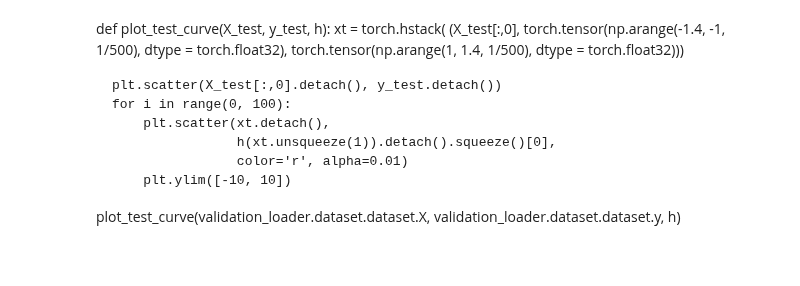
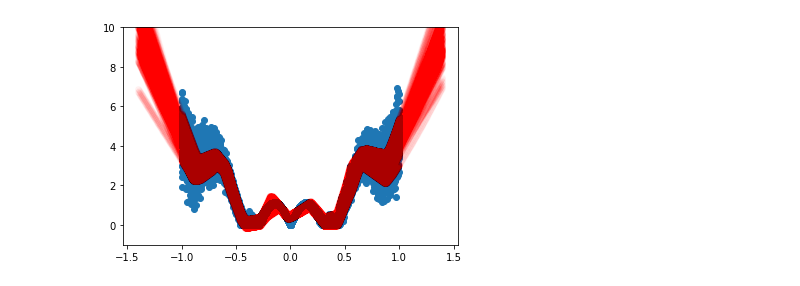
Before and after one commit to AlanLahoud/BNNSOP, a Jupyter notebook: illustrative_example.ipynb, the cells around one changed output. Cells and saved outputs as stored; diff of their text form; code cells hidden in the pictures; blank space fills up the shorter version.

```diff
--- a/illustrative_example.ipynb
+++ b/illustrative_example.ipynb
@@ -38,9 +38,9 @@ if torch.cuda.is_available():
     is_cuda = True
     dev = torch.device('cuda')
 # %%
-N = 5000
-N_train = 3000
+N = 10000
+N_train = 6000
 N_valid = N - N_train
 # %%
-X, y = data_generator.data_4to4(N)
-X, y_perfect = data_generator.data_4to4(N, noise_level=0)
+X, y = data_generator.data_1to1(N)
+X, y_perfect = data_generator.data_1to1(N, noise_level=1)
@@ -116,21 +105,23 @@ ELBO LOSS        train 429.69 valid 443.41
-# %% [markdown]
-def plot_test_curve(X_test, y_test, h):
-    xt = torch.hstack(
-    (X_test[:,0],
-     torch.tensor(np.arange(-1.4, -1, 1/500), dtype = torch.float32),
-     torch.tensor(np.arange(1, 1.4, 1/500), dtype = torch.float32)))
-
-    plt.scatter(X_test[:,0].detach(), y_test.detach())
-    for i in range(0, 100):
-        plt.scatter(xt.detach(),
-                    h(xt.unsqueeze(1)).detach().squeeze()[0],
-                    color='r', alpha=0.01)
-        plt.ylim([-10, 10])
-
-
-plot_test_curve(validation_loader.dataset.dataset.X,
-               validation_loader.dataset.dataset.y,
-               h)
+# %%
+def plot_test_curve(X_test, y_test, h):
+    xt = torch.hstack(
+    (X_test[:,0],
+     torch.tensor(np.arange(-1.4, -1, 1/500), dtype = torch.float32),
+     torch.tensor(np.arange(1, 1.4, 1/500), dtype = torch.float32)))
+
+    plt.scatter(X_test[:,0].detach(), y_test.detach())
+    for i in range(0, 100):
+        plt.scatter(xt.detach(),
+                    h(xt.unsqueeze(1)).detach().squeeze()[0],
+                    color='r', alpha=0.01)
+        plt.ylim([-1, 10])
+
+
+plot_test_curve(validation_loader.dataset.dataset.X,
+               validation_loader.dataset.dataset.y,
+               h)
+# %% [output]
+[figure, added]
 # %%
 M = 100
 # %%
```
Also changed, not shown: parts of 12 cells of this notebook, 3 other files.
